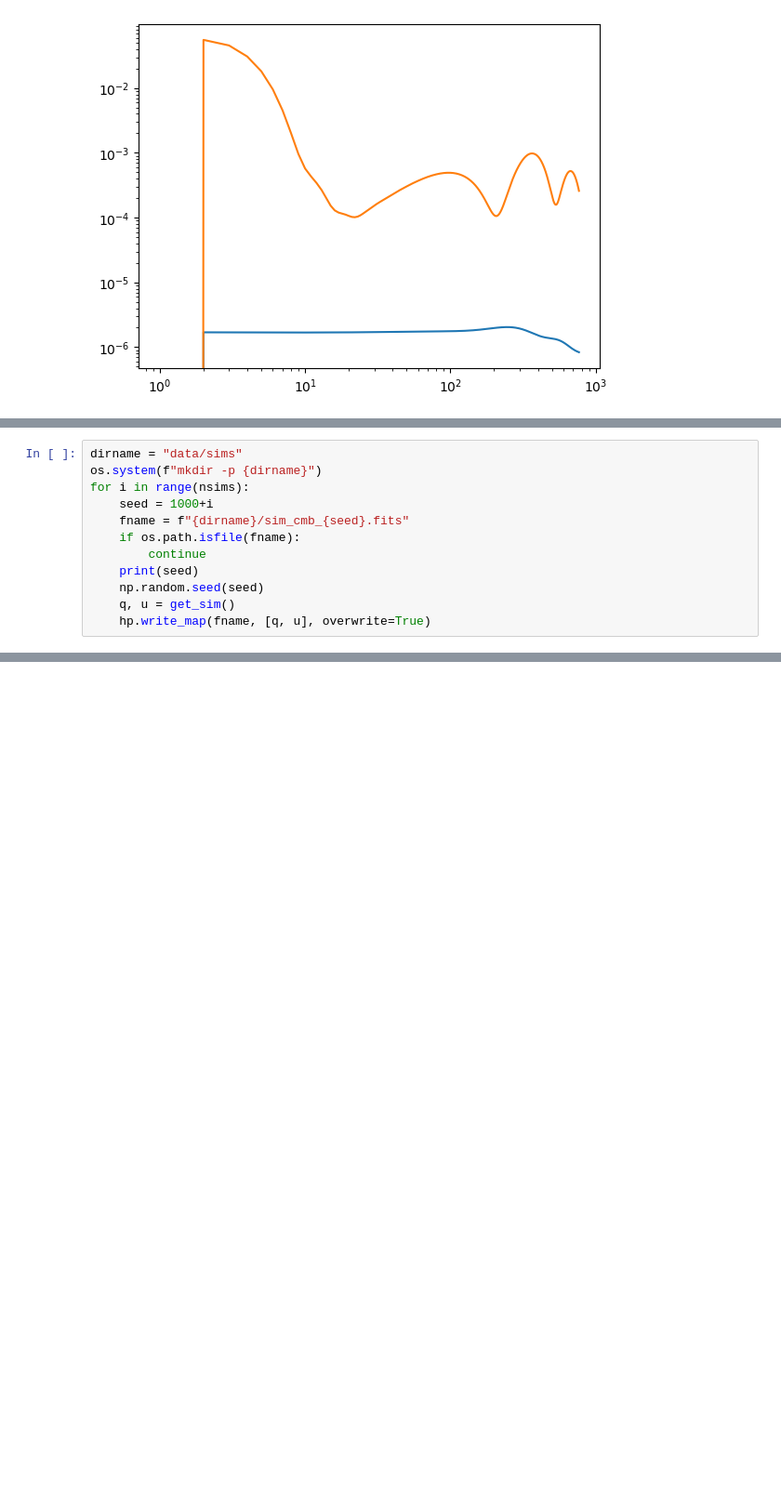
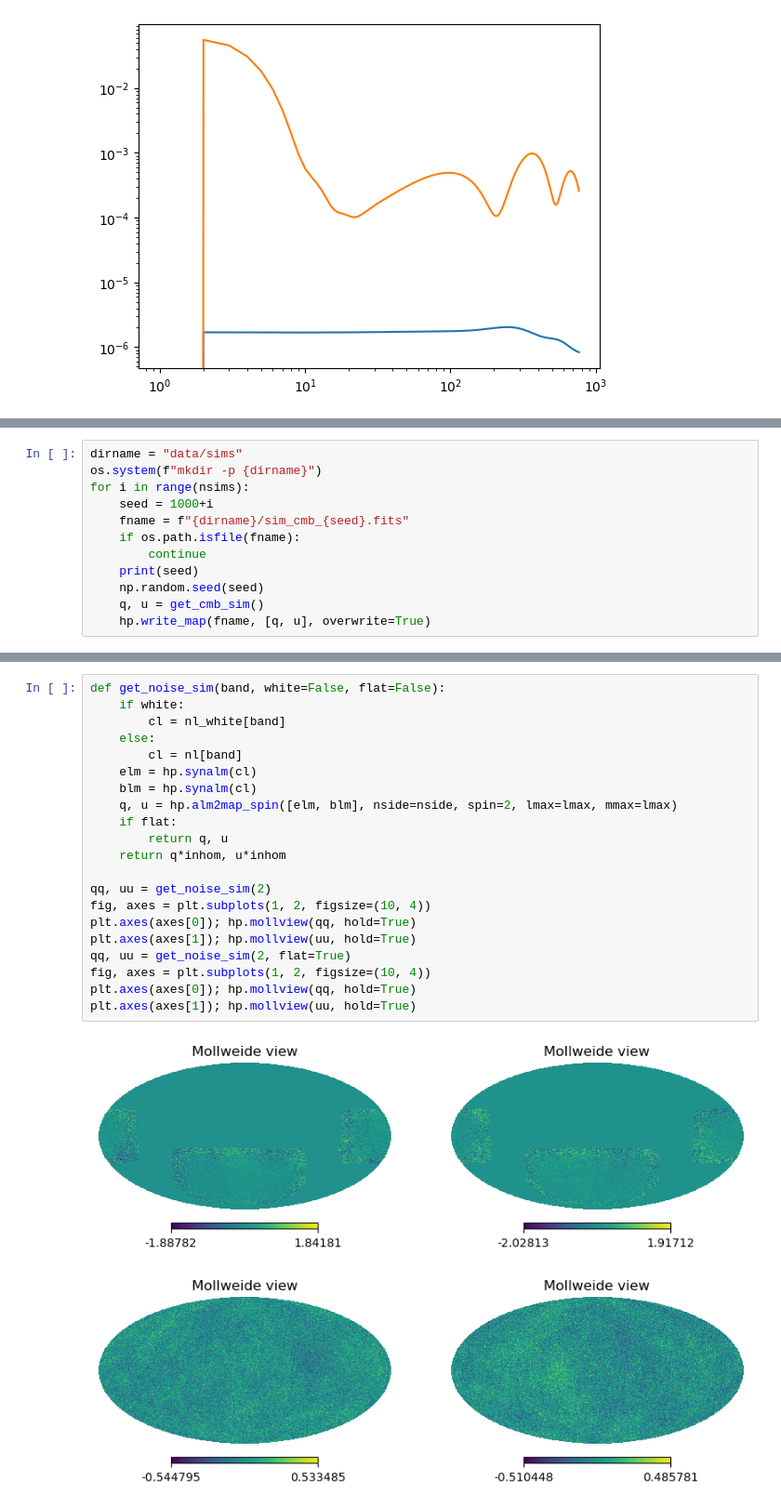
Before and after one commit to simonsobs/Curlicast, a Jupyter notebook: covariance_validation/Simulator.ipynb, the cells around one changed output, grey strips where cells are left out. Shown at 93% size. Cells and saved outputs as stored; diff of their text form; blank space fills up the shorter version.

```diff
--- a/covariance_validation/Simulator.ipynb
+++ b/covariance_validation/Simulator.ipynb
@@ -44,12 +45,0 @@ hp.mollview(uu)
-# %%
-dirname = "data/sims"
-os.system(f"mkdir -p {dirname}")
-for i in range(nsims):
-    seed = 1000+i
-    fname = f"{dirname}/sim_cmb_{seed}.fits"
-    if os.path.isfile(fname):
-        continue
-    print(seed)
-    np.random.seed(seed)
-    q, u = get_sim()
-    hp.write_map(fname, [q, u], overwrite=True)
@@ -112,0 +46,12 @@ plt.loglog()
+# %%
+dirname = "data/sims"
+os.system(f"mkdir -p {dirname}")
+for i in range(nsims):
+    seed = 1000+i
+    fname = f"{dirname}/sim_cmb_{seed}.fits"
+    if os.path.isfile(fname):
+        continue
+    print(seed)
+    np.random.seed(seed)
+    q, u = get_cmb_sim()
+    hp.write_map(fname, [q, u], overwrite=True)
@@ -112,0 +108,24 @@ plt.loglog()
+# %%
+def get_noise_sim(band, white=False, flat=False):
+    if white:
+        cl = nl_white[band]
+    else:
+        cl = nl[band]
+    elm = hp.synalm(cl)
+    blm = hp.synalm(cl)
+    q, u = hp.alm2map_spin([elm, blm], nside=nside, spin=2, lmax=lmax, mmax=lmax)
+    if flat:
+        return q, u
+    return q*inhom, u*inhom
+
+qq, uu = get_noise_sim(2)
+fig, axes = plt.subplots(1, 2, figsize=(10, 4))
+plt.axes(axes[0]); hp.mollview(qq, hold=True)
+plt.axes(axes[1]); hp.mollview(uu, hold=True)
+qq, uu = get_noise_sim(2, flat=True)
+fig, axes = plt.subplots(1, 2, figsize=(10, 4))
+plt.axes(axes[0]); hp.mollview(qq, hold=True)
+plt.axes(axes[1]); hp.mollview(uu, hold=True)
+# %% [output]
+[figure, added]
+[figure, added]
```
Also changed, not shown: parts of 9 cells of this notebook, 5 other files.
